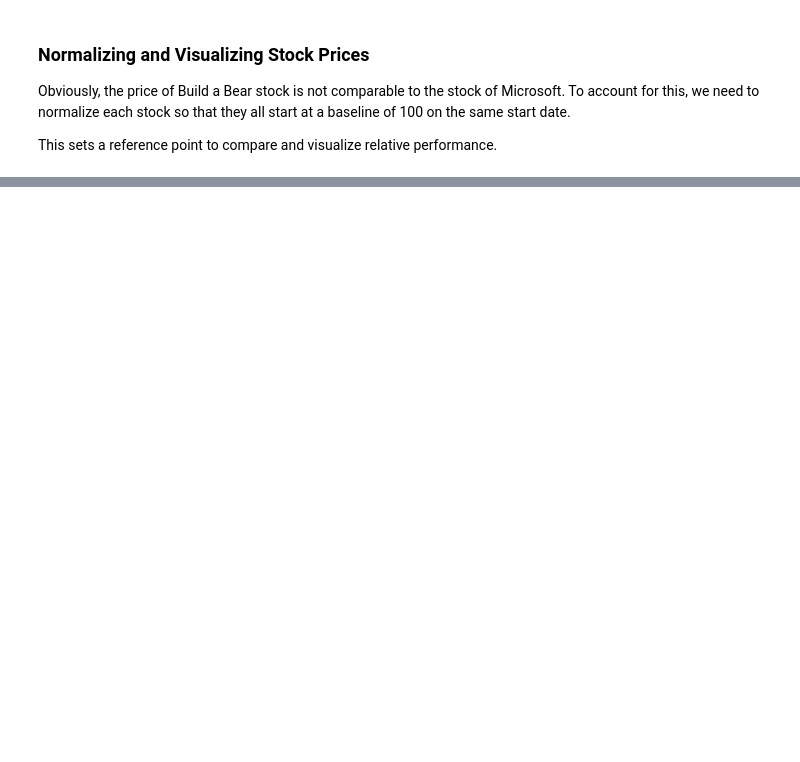
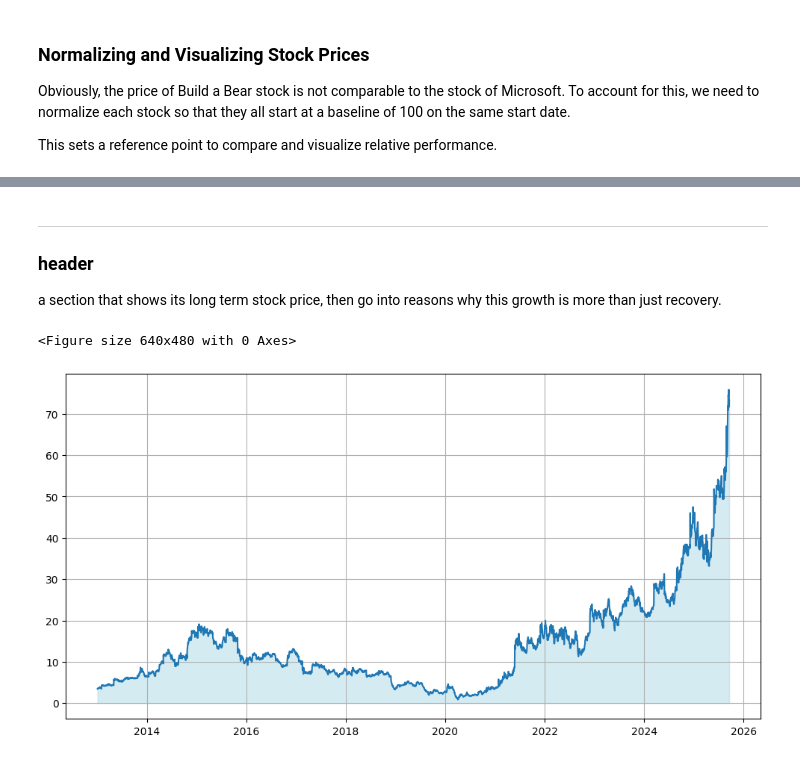
Before and after one commit to CaseyTomchuk/Build-a-Bear-vs-Tech-Companies, a Jupyter notebook: bears_vs_market.ipynb, the cells around one changed output, grey strips where cells are left out. Saved outputs shown, nothing was run; the diff lists cells and outputs as text; code cells hidden in the pictures; blank space fills up the shorter version.

```diff
--- a/bears_vs_market.ipynb
+++ b/bears_vs_market.ipynb
@@ -78,0 +72,16 @@ This code
+# %% [markdown]
+---
+### header
+a section that shows its long term stock price, then go into reasons why this growth is more than just recovery.
+# %%
+bbw_data = yf.download('BBW', start= "2013-01-01", end = None, auto_adjust= True)["Close"]
+# %%
+plt.clf()
+plt.figure(figsize=(12,6))
+plt.grid(True)
+plt.plot(bbw_data)
+plt.fill_between(bbw_data.index, bbw_data.values.ravel(), color='lightblue', alpha=0.5)
+plt.show()
+# %% [output]
+<Figure size 640x480 with 0 Axes>
+[figure, added]
```
Also changed, not shown: parts of 7 cells of this notebook.
